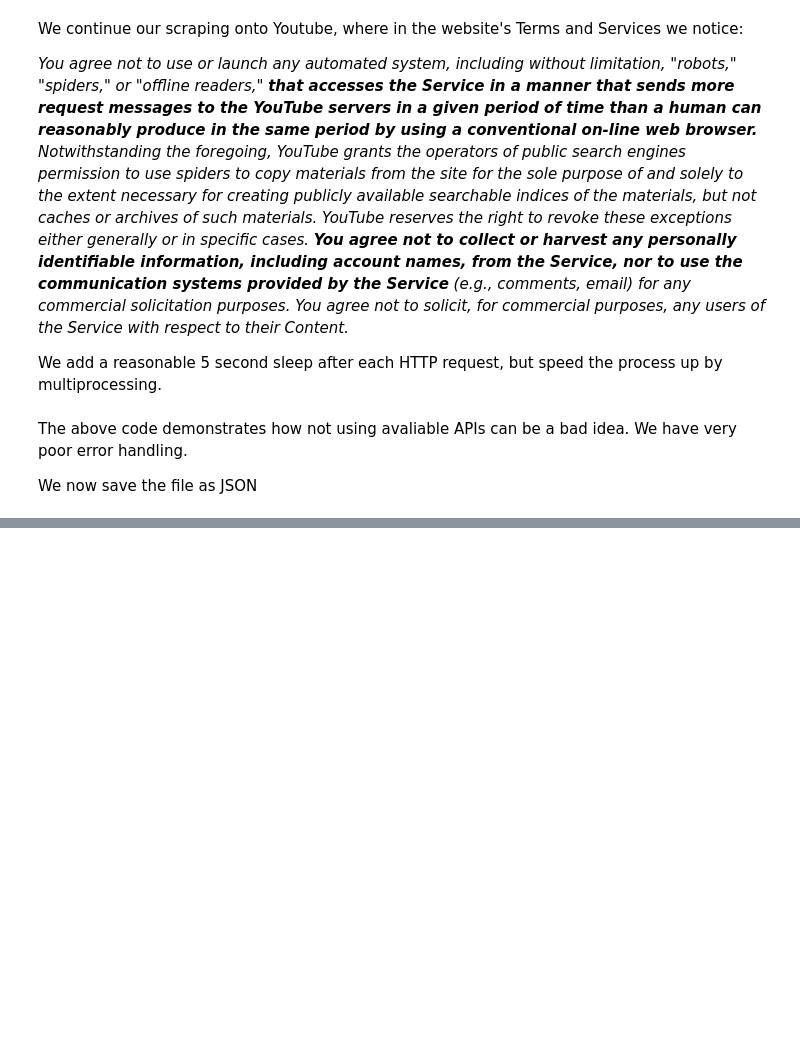
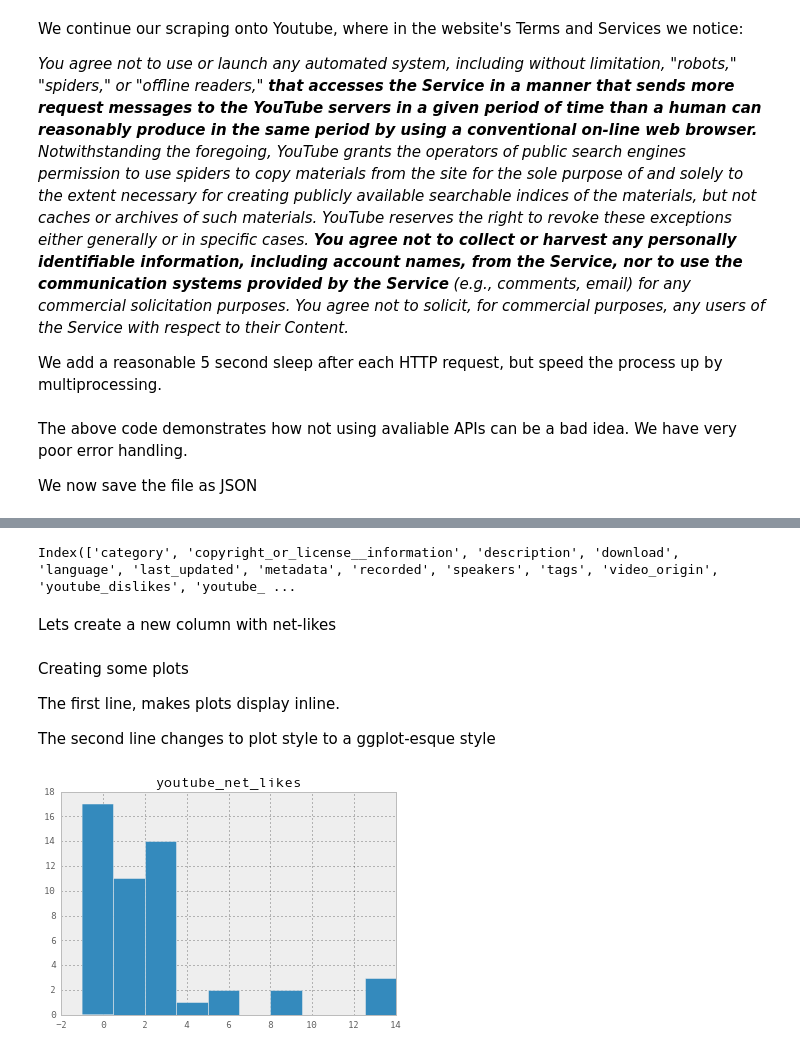
Before and after one commit to jackgolding/FullStackDataAnalysis, a Jupyter notebook: Web Scraping 101.ipynb, the cells around one changed output, grey strips where cells are left out. Drawn from its saved outputs; the diff is of its cells as text; code cells hidden in the pictures; blank space fills up the shorter version.

```diff
--- a/Web Scraping 101.ipynb
+++ b/Web Scraping 101.ipynb
@@ -105,0 +233,10 @@ with open(r'./Assets/pycon_au_2014_video_data.json', 'w') as outfile:
+# %%
+import re
+
+def snake_case(name):
+    s1 = re.sub('(.)([A-Z][a-z]+)', r'\1_\2', name)
+    return re.sub('([a-z0-9])([A-Z])', r'\1_\2', s1).lower()
+
+df.columns = list(map(snake_case,df.columns))
+
+print(df.columns)
@@ -105,0 +247,3 @@ with open(r'./Assets/pycon_au_2014_video_data.json', 'w') as outfile:
+# %%
+df.columns = [x.replace(' ','_') for x in df.columns]
+print(df.columns)
@@ -105,0 +254,15 @@ with open(r'./Assets/pycon_au_2014_video_data.json', 'w') as outfile:
+# %%
+df.rename(columns={'copyright/_license__information': 'copyright_or_license__information'},inplace=True)
+print(df.columns)
+# %% [output]
+Index(['category', 'copyright_or_license__information', 'description', 'download', 'language', 'last_updated', 'metadata', 'recorded', 'speakers', 'tags', 'video_origin', 'youtube_dislikes', 'youtube_ ...
+# %% [markdown]
+Lets create a new column with net-likes
+# %%
+df['youtube_net_likes'] = df['youtube_likes'] - df['youtube_dislikes']
+# %% [markdown]
+Creating some plots
+
+The first line, makes plots display inline.
+
+The second line changes to plot style to a ggplot-esque style
@@ -105,0 +273,4 @@ with open(r'./Assets/pycon_au_2014_video_data.json', 'w') as outfile:
+# %%
+df.hist('youtube_net_likes',bins=10);
+# %% [output]
+[figure, added]
```
Also changed, not shown: parts of 37 cells of this notebook.
